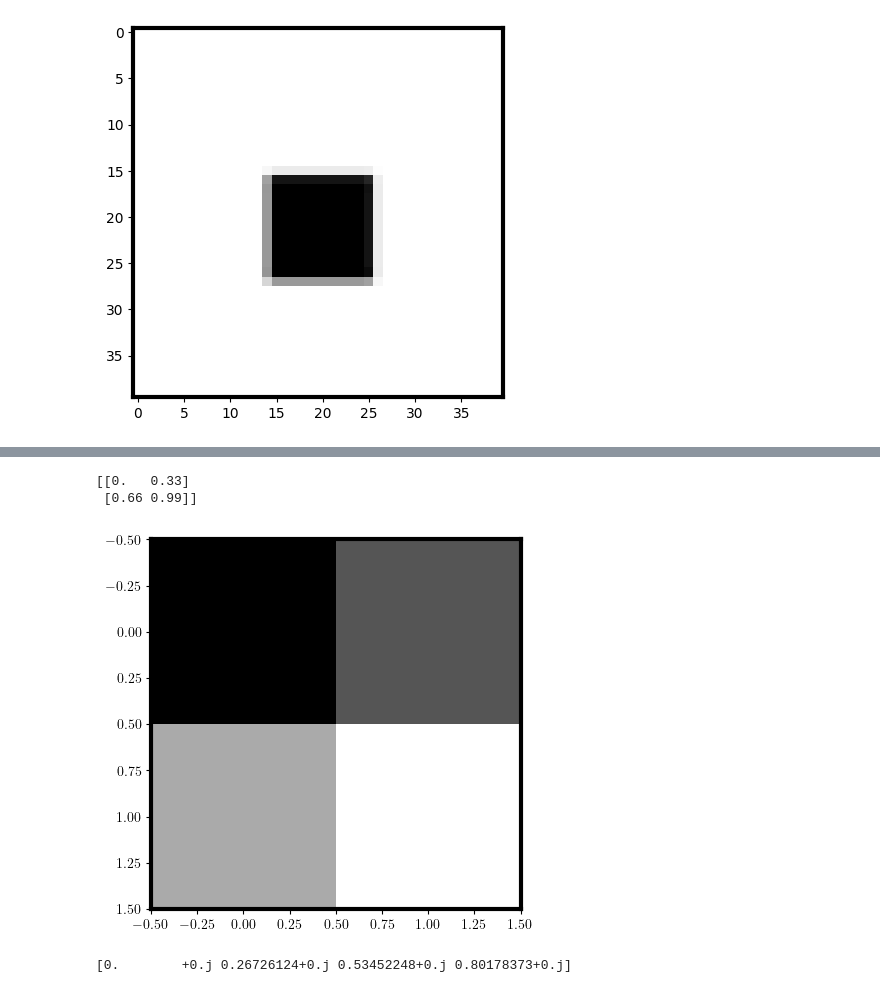
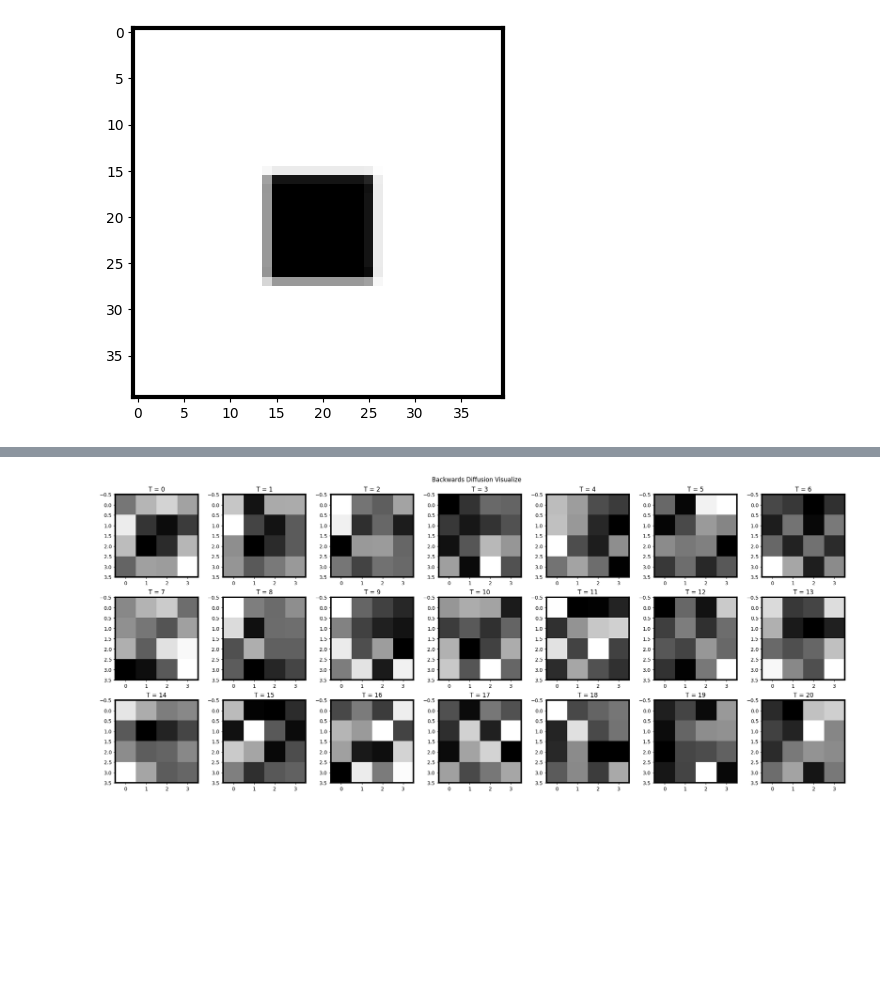
Before and after one commit to Neben5/QuantGenMdl, a Jupyter notebook: dog.ipynb, the cells around one changed output, grey strips where cells are left out. Cells and saved outputs as stored; diff of their text form; code cells hidden in the pictures; blank space fills up the shorter version.

```diff
--- a/dog.ipynb
+++ b/dog.ipynb
@@ -294,15 +337,13 @@ print(backwards_gen[20])
 # %%
 backwards_gen = np.load('test_backwardsgen.npy')
+dim = 4#int((final_output_flattened.size) ** 0.5)
+final_output_nxn = np.zeros((T + 1, dim, dim))
 
 for z in range(0, 21):
-    final_output_flattened = backwards_gen[0]
-    final_output_flattened = np.abs(final_output_flattened) * 255
+    final_output_flattened = backwards_gen[z]
+    final_output_flattened = np.abs(final_output_flattened)
     final_output_flattened = final_output_flattened.flatten()
-
-    dim = int((final_output_flattened.size) ** 0.5)
-
-    final_output_nxn = np.zeros((dim, dim))
 
     for i in range(0, dim):
         for j in range(0, dim):
-            final_output_nxn[i][j] = round(final_output_flattened[(i*40) + j])
+            final_output_nxn[z][i][j] = final_output_flattened[(i*dim) + j]
@@ -336,13 +350,13 @@ plt.imshow(final_output_nxn, cmap = 'grey', interpolation = 'nearest')
-# %%
-values = np.array([pixelValues[0:2], pixelValues[2:4]])
-print(values)
-normalized = ie.normalize(values)
-plt.imshow(values, cmap='grey', interpolation='nearest')
-plt.show()
-normalized = normalized.ravel() + 0j*np.zeros(4)
-print(normalized)
-# %% [output]
-[[0.   0.33]
- [0.66 0.99]]
-[figure, removed]
-[0.        +0.j 0.26726124+0.j 0.53452248+0.j 0.80178373+0.j]
+# %%
+fig, axs = plt.subplots(3, 7, figsize = (21, 9))
+
+for z in range(0, 21):
+    #print(final_output_nxn[z])
+    axs[int(z/7)][z%7].imshow(final_output_nxn[z], cmap = 'grey', interpolation = 'nearest')
+    axs[int(z/7)][z%7].set_title('T = %d'%z)
+
+plt.suptitle('Backwards Diffusion Visualize')
+plt.tight_layout()
+plt.show()
+# %% [output]
+[figure, added]
```
Also changed, not shown: parts of 11 cells of this notebook, 45 other files.
